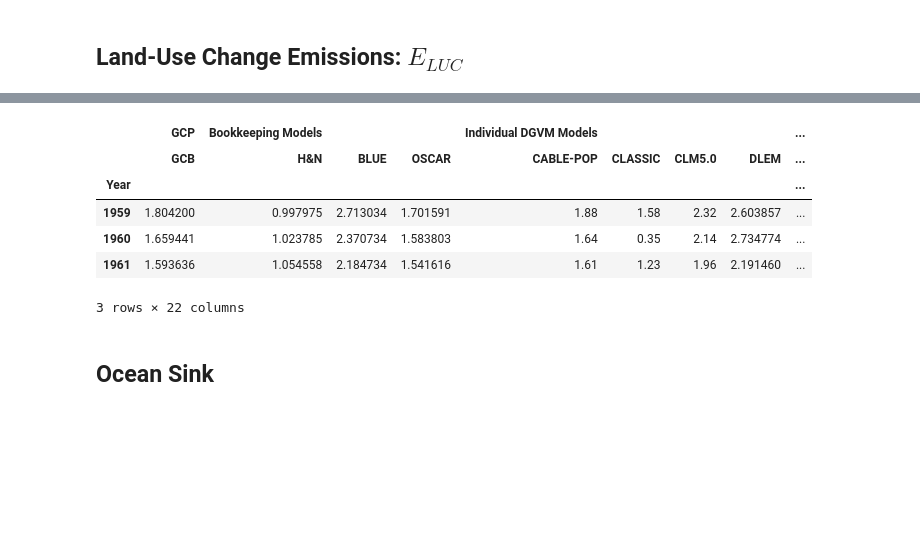
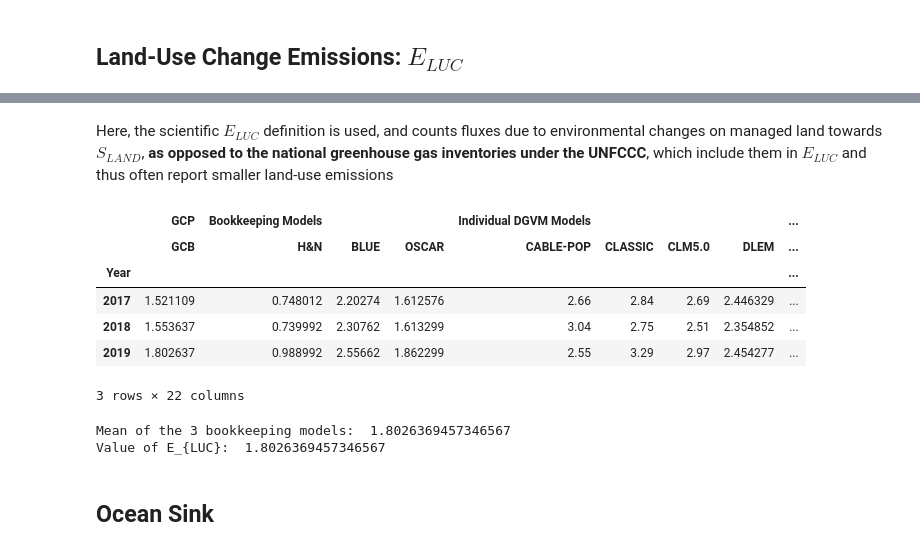
Before and after one commit to OpenGeoScales/ogs-data-exploration, a Jupyter notebook: notebooks/ghg-emissions/gcp/GCP_Exploration.ipynb, the cells around one changed output, grey strips where cells are left out. Drawn from its saved outputs; the diff is of its cells as text; code cells hidden in the pictures; blank space fills up the shorter version.

```diff
--- a/notebooks/ghg-emissions/gcp/GCP_Exploration.ipynb
+++ b/notebooks/ghg-emissions/gcp/GCP_Exploration.ipynb
@@ -139,38 +307,47 @@ The GCB estimate is the average of three bookkeeping models (uncertainty of ±0.
+# %% [markdown]
+Here, the scientific $E_{LUC}$ definition is used, and counts fluxes due to environmental changes on managed land towards $S_{LAND}$, <b>as opposed to the national greenhouse gas inventories under the UNFCCC</b>, which include them in $E_{LUC}$ and thus often report smaller land-use emissions
 # %%
 # Read file
 df_lu = pd.read_excel(xls, 'Land-Use Change Emissions',header=28)
 
 # Drop blank columns
 df_lu.drop([df_lu.columns[i] for i in [2,6,20,24]],axis=1,inplace=True)
 df_lu = df_lu.iloc[:,:23]
 
 # Change column Year to index
 df_lu.set_index("Year",inplace=True)
 
 # Create multi-level indexing on columns to reflect the differences of the models.
 columns_try=[]
 for c in df_lu.columns:
     if c in ['H&N', 'BLUE', 'OSCAR']:
         columns_try.append(("Bookkeeping Models",c))
     elif c in ['CABLE-POP', 'CLASSIC', 'CLM5.0', 'DLEM','IBIS', 'ISAM', 'ISBA-CTRIP', 'JSBACH', 'JULES-ES',
                'LPJ-GUESS ','LPJ ', 'LPX-Bern', 'OCNv2', 'SDGVM', 'VISIT', 'YIBs']:
         columns_try.append(("Individual DGVM Models",c))
     elif c in ['MMM (multi-model mean)', 'Model Spread (sd)']:
         columns_try.append(('Statistics',c))
     else:
         columns_try.append(('GCP',c))
 df_lu.columns = pd.MultiIndex.from_tuples(columns_try)
 
 # Visual inspection
-df_lu.head(3)
+df_lu.tail(3)
 # %% [output]
 |  | GCP | Bookkeeping Models |  |  | Individual DGVM Models |  |  |  | ... |
 |  | GCB | H&N | BLUE | OSCAR | CABLE-POP | CLASSIC | CLM5.0 | DLEM | ... |
 | Year |  |  |  |  |  |  |  |  | ... |
-| 1959 | 1.804200 | 0.997975 | 2.713034 | 1.701591 | 1.88 | 1.58 | 2.32 | 2.603857 | ... |
-| 1960 | 1.659441 | 1.023785 | 2.370734 | 1.583803 | 1.64 | 0.35 | 2.14 | 2.734774 | ... |
-| 1961 | 1.593636 | 1.054558 | 2.184734 | 1.541616 | 1.61 | 1.23 | 1.96 | 2.191460 | ... |
+| 2017 | 1.521109 | 0.748012 | 2.20274 | 1.612576 | 2.66 | 2.84 | 2.69 | 2.446329 | ... |
+| 2018 | 1.553637 | 0.739992 | 2.30762 | 1.613299 | 3.04 | 2.75 | 2.51 | 2.354852 | ... |
+| 2019 | 1.802637 | 0.988992 | 2.55662 | 1.862299 | 2.55 | 3.29 | 2.97 | 2.454277 | ... |
 3 rows × 22 columns
+# %%
+# Test that GCP is indeed the average
+print("Mean of the 3 bookkeeping models: ",df_lu.loc[2019][("Bookkeeping Models")].mean())
+print(r"Value of E_{LUC}: ",df_lu.loc[2019][("GCP","GCB")])
+# %% [output]
+Mean of the 3 bookkeeping models:  1.8026369457346567
+Value of E_{LUC}:  1.8026369457346567
 # %% [markdown]
 <h2>Ocean Sink</h2>
 # %% [markdown]
```
Also changed, not shown: parts of 27 cells of this notebook.
